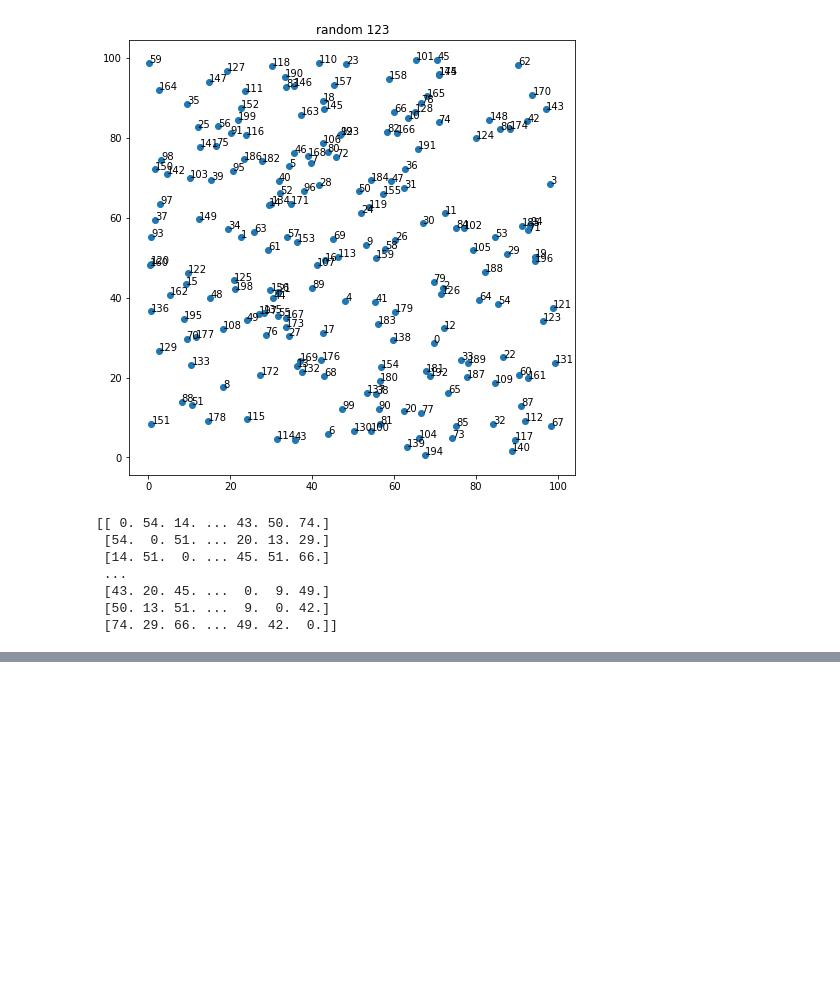
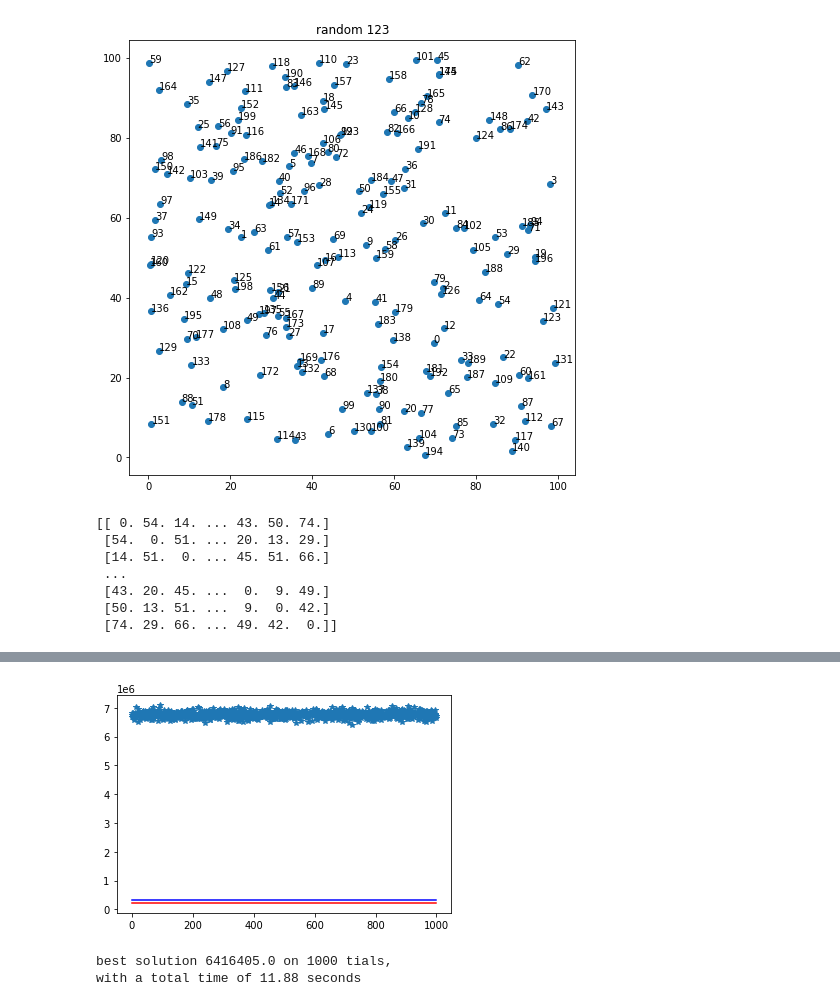
Before and after one commit to WiZeYAR/AI2021MA, a Jupyter notebook: lab1_AI2020.ipynb, the cells around one changed output, grey strips where cells are left out. Cells and saved outputs as stored; diff of their text form; code cells hidden in the pictures; blank space fills up the shorter version.

```diff
--- a/lab1_AI2020.ipynb
+++ b/lab1_AI2020.ipynb
@@ -49,0 +110,28 @@ AttributeError: ignored
+# %%
+ def nn(dist_matrix, starting_node=0):
+        dist_matrix = np.copy(dist_matrix)
+        n = int(dist_matrix.shape[0])
+        node = starting_node
+        tour = [node]
+        for _ in range(n - 1):
+            for new_node in np.argsort(dist_matrix[node]):
+                if new_node not in tour:
+                    tour.append(new_node)
+                    node = new_node
+                    break
+        tour.append(starting_node)
+        return np.array(tour)
+# %%
+solver = Solver_TSP(('nearest neighbor', nn))
+solver(ic)
+
+plt.plot(found_lens, "*")
+plt.plot(np.ones(1000)*ic.best_sol, "r-")
+plt.plot(np.ones(1000)*solver.found_length, "b-")
+plt.show()
+
+print(f"best solution {min(found_lens)} on {number_of_trials} tials,\nwith a total time of {np.round(end - start, 2)} seconds")
+# %% [output]
+[figure, added]
+best solution 6416405.0 on 1000 tials,
+with a total time of 11.88 seconds
```
Also changed, not shown: parts of 11 cells of this notebook.
